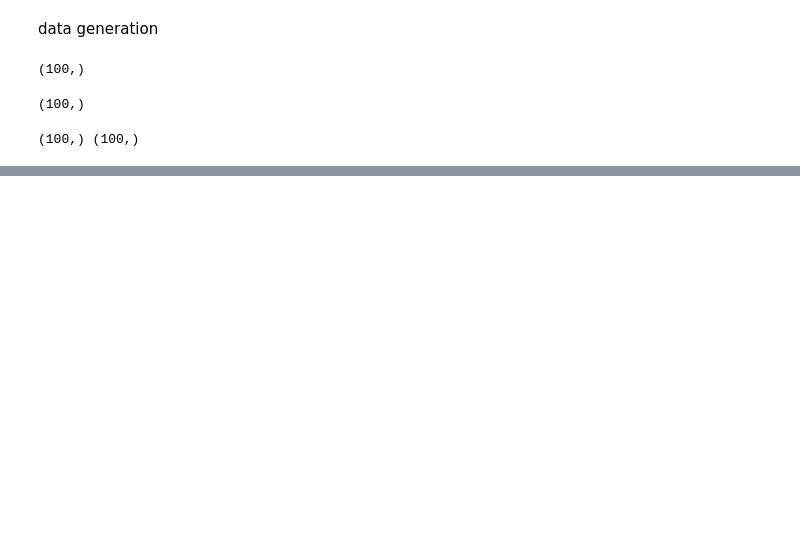
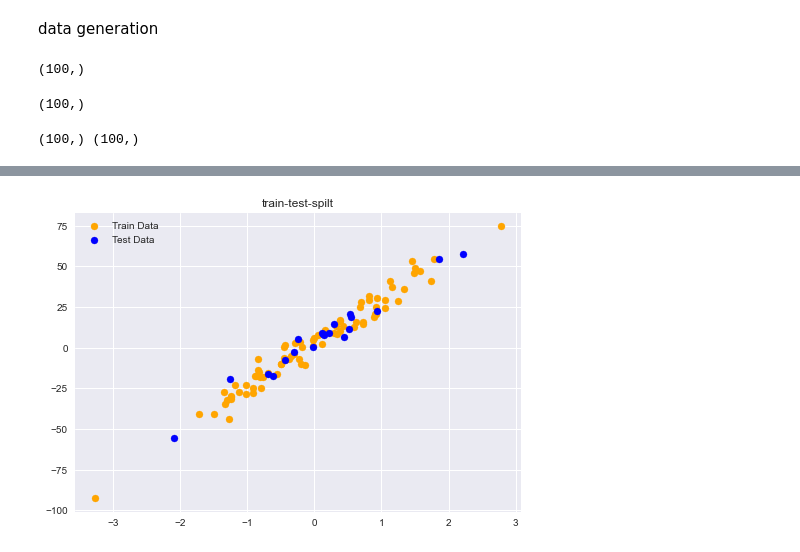
Before and after one commit to shreyabhalgat/Machine-Learning-Essentials, a Jupyter notebook: Section 3-Linear Regression/Linear Regression.ipynb, the cells around one changed output, grey strips where cells are left out. Saved outputs shown, nothing was run; the diff lists cells and outputs as text; code cells hidden in the pictures; blank space fills up the shorter version.

```diff
--- a/Section 3-Linear Regression/Linear Regression.ipynb
+++ b/Section 3-Linear Regression/Linear Regression.ipynb
@@ -42,0 +66,16 @@ plotData(X,y)
+# %%
+def trainTestSpilt(X,y,spilt=0.8):
+    m=X.shape[0]
+    data=np.zeros((m,2))
+    data[:,0]=X
+    data[:,1]=y
+    np.random.shuffle(data)
+    spilt=int(m*spilt)
+    XT=data[:spilt,0]
+    yT=data[:spilt,1]
+
+    Xt=data[spilt: ,0]
+    yt=data[spilt:, 1]
+    return XT,yT,Xt,yt
+# %%
+XT,yT,Xt,yt=trainTestSpilt(X,y)
@@ -42,0 +88,8 @@ plotData(X,y)
+# %%
+plt.scatter(XT,yT,color="orange",label="Train Data")
+plt.scatter(Xt,yt,color="blue",label="Test Data")
+plt.title("train-test-spilt")
+plt.legend()
+plt.show()
+# %% [output]
+[figure, added]
```
Also changed, not shown: parts of 8 cells of this notebook.
